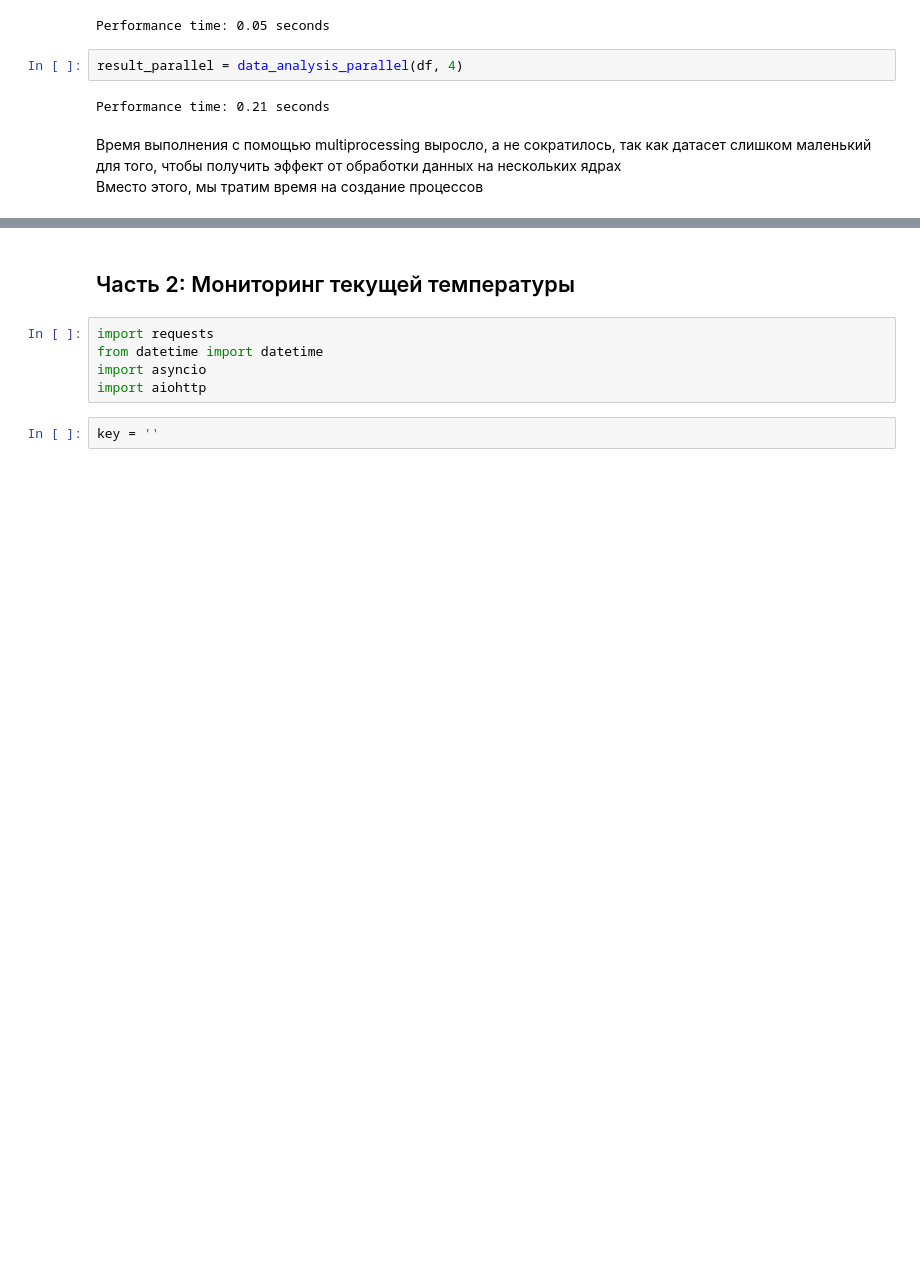
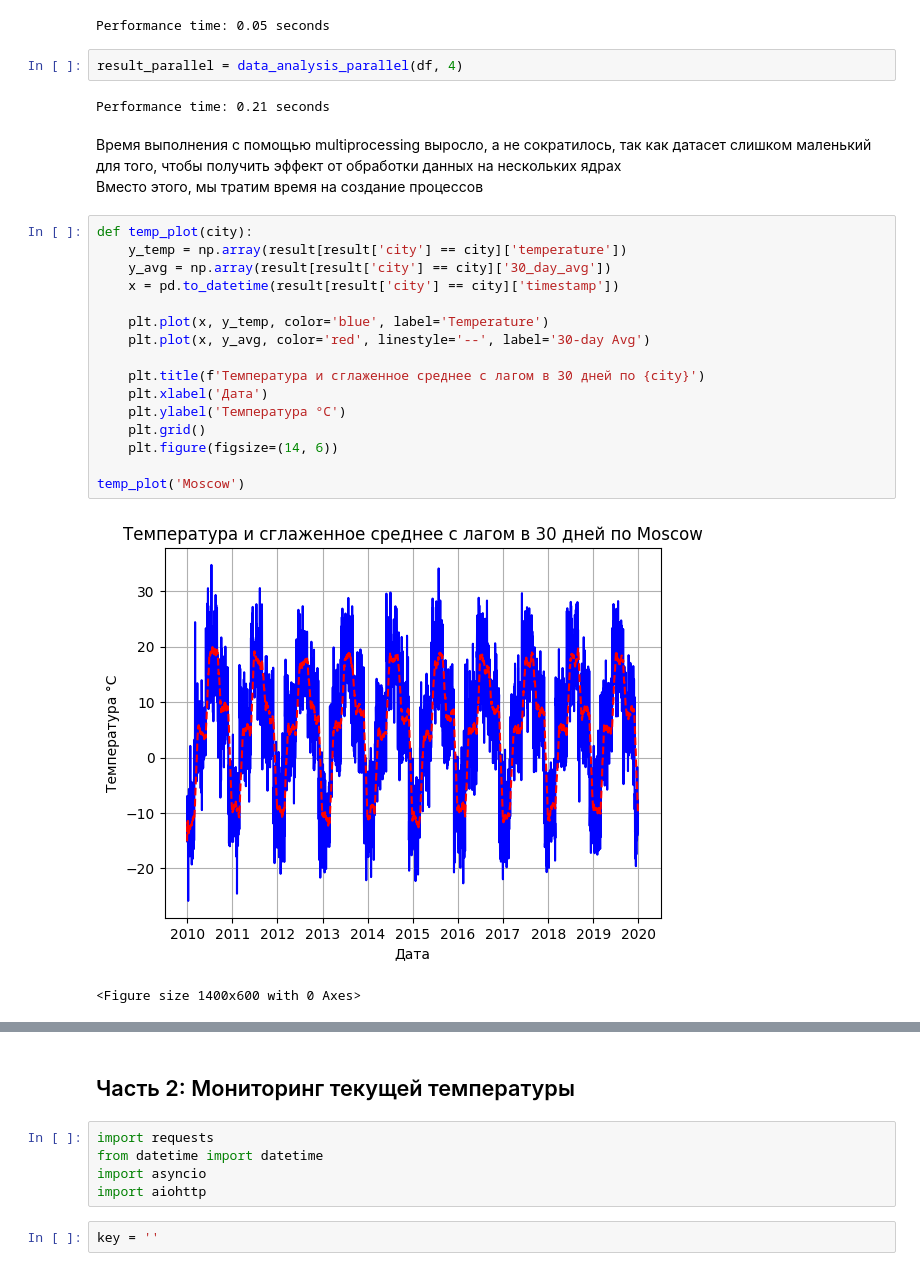
Before and after one commit to IvanMakhrov/Applied_Python_HW1, a Jupyter notebook: HW_1.ipynb, the cells around one changed output, grey strips where cells are left out. Drawn from its saved outputs; the diff is of its cells as text; blank space fills up the shorter version.

```diff
--- a/HW_1.ipynb
+++ b/HW_1.ipynb
@@ -190,3 +190,22 @@ Performance time: 0.21 seconds
 # %% [markdown]
 Время выполнения с помощью multiprocessing выросло, а не сократилось, так как датасет слишком маленький для того, чтобы получить эффект от обработки данных на нескольких ядрах<br>
 Вместо этого, мы тратим время на создание процессов
+# %%
+def temp_plot(city):
+    y_temp = np.array(result[result['city'] == city]['temperature'])
+    y_avg = np.array(result[result['city'] == city]['30_day_avg'])
+    x = pd.to_datetime(result[result['city'] == city]['timestamp'])
+
+    plt.plot(x, y_temp, color='blue', label='Temperature')
+    plt.plot(x, y_avg, color='red', linestyle='--', label='30-day Avg')
+
+    plt.title(f'Температура и сглаженное среднее с лагом в 30 дней по {city}')
+    plt.xlabel('Дата')
+    plt.ylabel('Температура °C')
+    plt.grid()
+    plt.figure(figsize=(14, 6))
+
+temp_plot('Moscow')
+# %% [output]
+[figure, added]
+<Figure size 1400x600 with 0 Axes>
```
Also changed, not shown: parts of 3 cells of this notebook.
